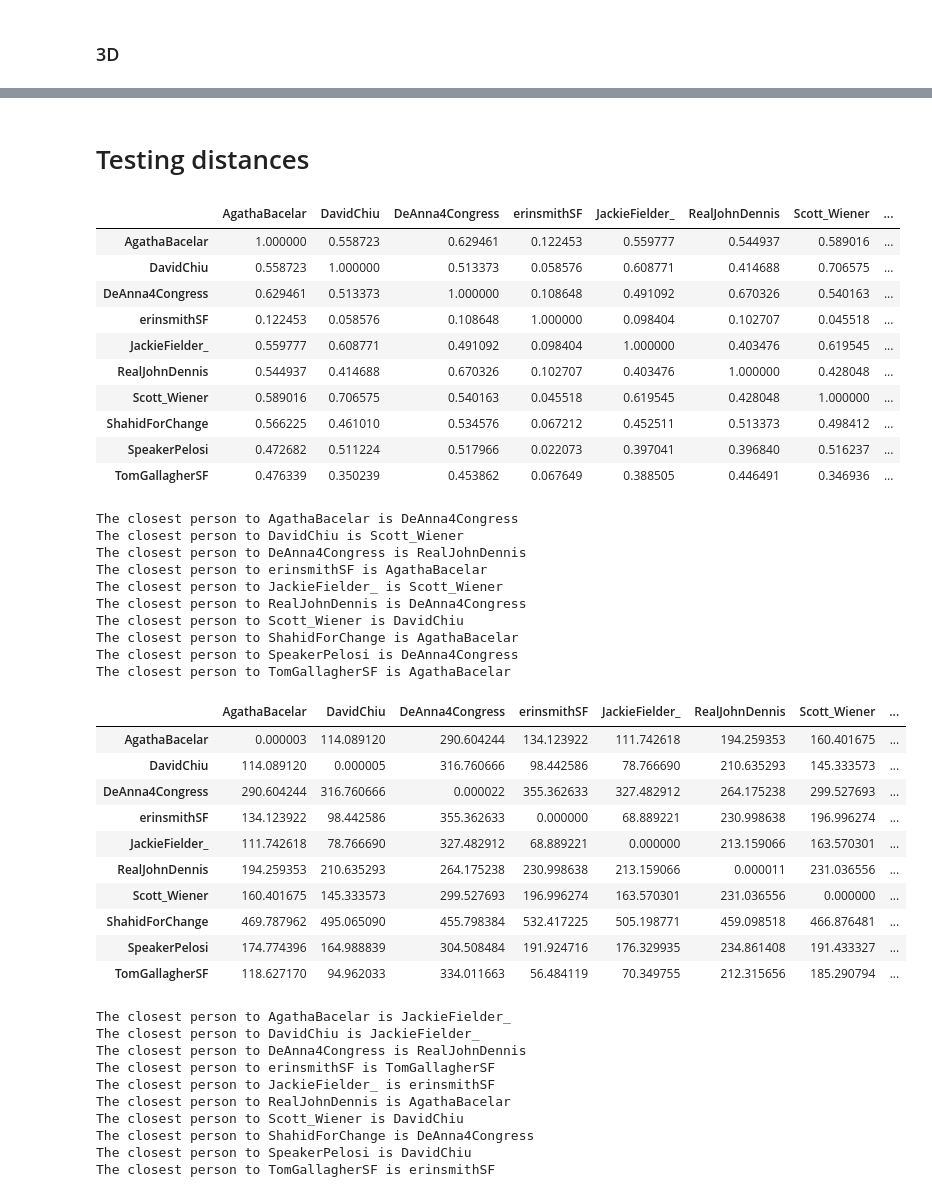
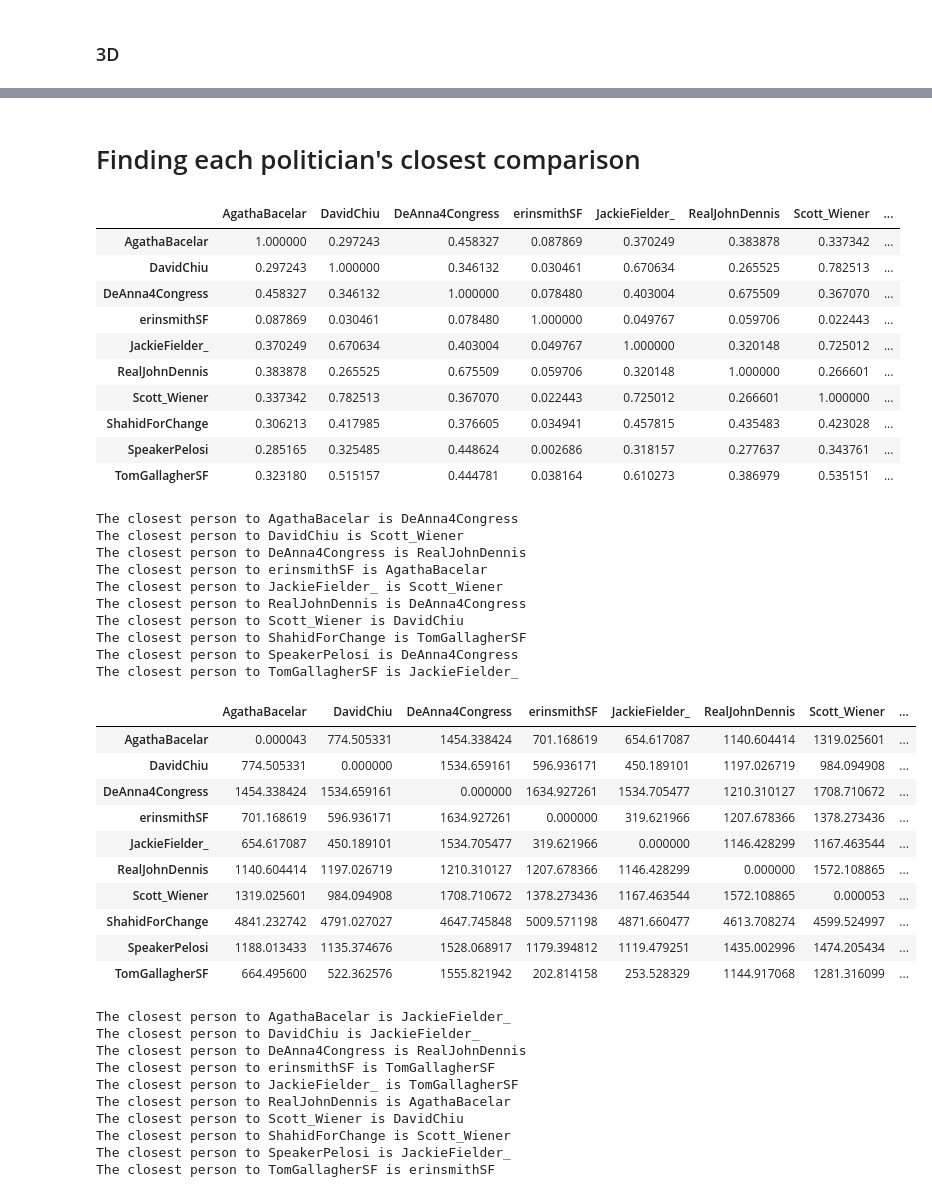
Before and after one commit to samirthanedar/Recommending-Local-Politicians, a Jupyter notebook: project_5_politician_groups-w_sentiment_analysis.ipynb, the cells around one changed output, grey strips where cells are left out. Drawn from its saved outputs; the diff is of its cells as text; code cells hidden in the pictures.

```diff
--- a/project_5_politician_groups-w_sentiment_analysis.ipynb
+++ b/project_5_politician_groups-w_sentiment_analysis.ipynb
@@ -231,13 +231,13 @@ def get_politician_vectors(twitter_handle,top_words=False,top_words_amount=50,ne
 
     return final,number_of_tweets
 # %%
-#using the above funciton in some code to organize all poltician vectors into one dataframe
+#using the above function in a for loop to organize all poltician vectors into one dataframe
 
 twitter_handles = ['AgathaBacelar', 'DavidChiu', 'DeAnna4Congress', 'erinsmithSF', 'JackieFielder_',
                   'RealJohnDennis', 'Scott_Wiener', 'ShahidForChange', 'SpeakerPelosi', 'TomGallagherSF']
 
 for i,handle in enumerate(twitter_handles):
-    df = get_politician_vectors(handle,top_words=True,top_words_amount=200)
+    df,num_tweets = get_politician_vectors(handle,top_words=True,top_words_amount=200)
     if i > 0:
         big_df = pd.concat([big_df, df], axis=0)
     else:
@@ -251,4 +271,4 @@ TypeError: cannot concatenate object of type '<class 'tuple'>'; only Series and
 # %% [markdown]
 # Visualizing the Vectors
 # %%
-tryit = big_df.fillna(0)
+big_df = big_df.fillna(0)
@@ -317,7 +321,7 @@ More notes:
 # %% [markdown]
 ### 3D
 # %%
-reduced_data_3d = PCA(n_components=3).fit_transform(tryit)
+reduced_data_3d = PCA(n_components=3).fit_transform(big_df)
 results_3d = pd.DataFrame(reduced_data_3d,columns=['pca1','pca2', 'pca3'])
 # %%
 fig = plt.figure(figsize=(12,8))
@@ -329,7 +333,7 @@ for i,row in enumerate(results_3d.values):
     x=row[0]
     y=row[1]
     z=row[2]
-    ax.scatter(x, y, z, c=color[i], s=200, marker='o', label=tryit.index[i])
+    ax.scatter(x, y, z, c=color[i], s=200, marker='o', label=big_df.index[i])
 
 ax.set_xlabel('pca1')
 ax.set_ylabel('pca2')
@@ -367,5 +371,5 @@ results_3d.set_index(tryit.index)
-# %% [markdown]
-# Testing distances
+# %% [markdown]
+# Finding each politician's closest comparison
 # %%
 def create_similarity_matrix(similarity_tool,df_vectors):
     """
@@ -389,23 +393,23 @@ def create_similarity_matrix(similarity_tool,df_vectors):
 
     return df
 # %%
-create_similarity_matrix(cosine_similarity,tryit)
+create_similarity_matrix(cosine_similarity,big_df)
 # %% [output]
 |  | AgathaBacelar | DavidChiu | DeAnna4Congress | erinsmithSF | JackieFielder_ | RealJohnDennis | Scott_Wiener | ... |
-| AgathaBacelar | 1.000000 | 0.558723 | 0.629461 | 0.122453 | 0.559777 | 0.544937 | 0.589016 | ... |
-| DavidChiu | 0.558723 | 1.000000 | 0.513373 | 0.058576 | 0.608771 | 0.414688 | 0.706575 | ... |
-| DeAnna4Congress | 0.629461 | 0.513373 | 1.000000 | 0.108648 | 0.491092 | 0.670326 | 0.540163 | ... |
-| erinsmithSF | 0.122453 | 0.058576 | 0.108648 | 1.000000 | 0.098404 | 0.102707 | 0.045518 | ... |
-| JackieFielder_ | 0.559777 | 0.608771 | 0.491092 | 0.098404 | 1.000000 | 0.403476 | 0.619545 | ... |
-| RealJohnDennis | 0.544937 | 0.414688 | 0.670326 | 0.102707 | 0.403476 | 1.000000 | 0.428048 | ... |
-| Scott_Wiener | 0.589016 | 0.706575 | 0.540163 | 0.045518 | 0.619545 | 0.428048 | 1.000000 | ... |
-| ShahidForChange | 0.566225 | 0.461010 | 0.534576 | 0.067212 | 0.452511 | 0.513373 | 0.498412 | ... |
-| SpeakerPelosi | 0.472682 | 0.511224 | 0.517966 | 0.022073 | 0.397041 | 0.396840 | 0.516237 | ... |
-| TomGallagherSF | 0.476339 | 0.350239 | 0.453862 | 0.067649 | 0.388505 | 0.446491 | 0.346936 | ... |
+| AgathaBacelar | 1.000000 | 0.297243 | 0.458327 | 0.087869 | 0.370249 | 0.383878 | 0.337342 | ... |
+| DavidChiu | 0.297243 | 1.000000 | 0.346132 | 0.030461 | 0.670634 | 0.265525 | 0.782513 | ... |
+| DeAnna4Congress | 0.458327 | 0.346132 | 1.000000 | 0.078480 | 0.403004 | 0.675509 | 0.367070 | ... |
+| erinsmithSF | 0.087869 | 0.030461 | 0.078480 | 1.000000 | 0.049767 | 0.059706 | 0.022443 | ... |
+| JackieFielder_ | 0.370249 | 0.670634 | 0.403004 | 0.049767 | 1.000000 | 0.320148 | 0.725012 | ... |
+| RealJohnDennis | 0.383878 | 0.265525 | 0.675509 | 0.059706 | 0.320148 | 1.000000 | 0.266601 | ... |
+| Scott_Wiener | 0.337342 | 0.782513 | 0.367070 | 0.022443 | 0.725012 | 0.266601 | 1.000000 | ... |
+| ShahidForChange | 0.306213 | 0.417985 | 0.376605 | 0.034941 | 0.457815 | 0.435483 | 0.423028 | ... |
+| SpeakerPelosi | 0.285165 | 0.325485 | 0.448624 | 0.002686 | 0.318157 | 0.277637 | 0.343761 | ... |
+| TomGallagherSF | 0.323180 | 0.515157 | 0.444781 | 0.038164 | 0.610273 | 0.386979 | 0.535151 | ... |
 # %%
-heyo = create_similarity_matrix(cosine_similarity,tryit)
-for column in heyo:
-    print('The closest person to ' + str(column) + ' is ' + str(heyo[column].sort_values(ascending=False).index[1]))
+cos_sim_df = create_similarity_matrix(cosine_similarity,big_df)
+for column in cos_sim_df:
+    print('The closest person to ' + str(column) + ' is ' + str(cos_sim_df[column].sort_values(ascending=False).index[1]))
 # %% [output]
 The closest person to AgathaBacelar is DeAnna4Congress
 The closest person to DavidChiu is Scott_Wiener
@@ -414,37 +418,37 @@ The closest person to erinsmithSF is AgathaBacelar
 The closest person to JackieFielder_ is Scott_Wiener
 The closest person to RealJohnDennis is DeAnna4Congress
 The closest person to Scott_Wiener is DavidChiu
-The closest person to ShahidForChange is AgathaBacelar
+The closest person to ShahidForChange is TomGallagherSF
 The closest person to SpeakerPelosi is DeAnna4Congress
-The closest person to TomGallagherSF is AgathaBacelar
+The closest person to TomGallagherSF is JackieFielder_
 # %%
-create_similarity_matrix(euclidean_distances,tryit)
+create_similarity_matrix(euclidean_distances,big_df)
 # %% [output]
 |  | AgathaBacelar | DavidChiu | DeAnna4Congress | erinsmithSF | JackieFielder_ | RealJohnDennis | Scott_Wiener | ... |
-| AgathaBacelar | 0.000003 | 114.089120 | 290.604244 | 134.123922 | 111.742618 | 194.259353 | 160.401675 | ... |
-| DavidChiu | 114.089120 | 0.000005 | 316.760666 | 98.442586 | 78.766690 | 210.635293 | 145.333573 | ... |
-| DeAnna4Congress | 290.604244 | 316.760666 | 0.000022 | 355.362633 | 327.482912 | 264.175238 | 299.527693 | ... |
-| erinsmithSF | 134.123922 | 98.442586 | 355.362633 | 0.000000 | 68.889221 | 230.998638 | 196.996274 | ... |
-| JackieFielder_ | 111.742618 | 78.766690 | 327.482912 | 68.889221 | 0.000000 | 213.159066 | 163.570301 | ... |
-| RealJohnDennis | 194.259353 | 210.635293 | 264.175238 | 230.998638 | 213.159066 | 0.000011 | 231.036556 | ... |
-| Scott_Wiener | 160.401675 | 145.333573 | 299.527693 | 196.996274 | 163.570301 | 231.036556 | 0.000000 | ... |
-| ShahidForChange | 469.787962 | 495.065090 | 455.798384 | 532.417225 | 505.198771 | 459.098518 | 466.876481 | ... |
-| SpeakerPelosi | 174.774396 | 164.988839 | 304.508484 | 191.924716 | 176.329935 | 234.861408 | 191.433327 | ... |
-| TomGallagherSF | 118.627170 | 94.962033 | 334.011663 | 56.484119 | 70.349755 | 212.315656 | 185.290794 | ... |
+| AgathaBacelar | 0.000043 | 774.505331 | 1454.338424 | 701.168619 | 654.617087 | 1140.604414 | 1319.025601 | ... |
+| DavidChiu | 774.505331 | 0.000000 | 1534.659161 | 596.936171 | 450.189101 | 1197.026719 | 984.094908 | ... |
+| DeAnna4Congress | 1454.338424 | 1534.659161 | 0.000000 | 1634.927261 | 1534.705477 | 1210.310127 | 1708.710672 | ... |
+| erinsmithSF | 701.168619 | 596.936171 | 1634.927261 | 0.000000 | 319.621966 | 1207.678366 | 1378.273436 | ... |
+| JackieFielder_ | 654.617087 | 450.189101 | 1534.705477 | 319.621966 | 0.000000 | 1146.428299 | 1167.463544 | ... |
+| RealJohnDennis | 1140.604414 | 1197.026719 | 1210.310127 | 1207.678366 | 1146.428299 | 0.000000 | 1572.108865 | ... |
+| Scott_Wiener | 1319.025601 | 984.094908 | 1708.710672 | 1378.273436 | 1167.463544 | 1572.108865 | 0.000053 | ... |
+| ShahidForChange | 4841.232742 | 4791.027027 | 4647.745848 | 5009.571198 | 4871.660477 | 4613.708274 | 4599.524997 | ... |
+| SpeakerPelosi | 1188.013433 | 1135.374676 | 1528.068917 | 1179.394812 | 1119.479251 | 1435.002996 | 1474.205434 | ... |
+| TomGallagherSF | 664.495600 | 522.362576 | 1555.821942 | 202.814158 | 253.528329 | 1144.917068 | 1281.316099 | ... |
 # %%
-ok = create_similarity_matrix(euclidean_distances,tryit)
-for column in ok:
-    print('The closest person to ' + str(column) + ' is ' + str(ok[column].sort_values().index[1]))
+euc_dis_df = create_similarity_matrix(euclidean_distances,big_df)
+for column in euc_dis_df:
+    print('The closest person to ' + str(column) + ' is ' + str(euc_dis_df[column].sort_values().index[1]))
 # %% [output]
 The closest person to AgathaBacelar is JackieFielder_
 The closest person to DavidChiu is JackieFielder_
 The closest person to DeAnna4Congress is RealJohnDennis
 The closest person to erinsmithSF is TomGallagherSF
-The closest person to JackieFielder_ is erinsmithSF
+The closest person to JackieFielder_ is TomGallagherSF
 The closest person to RealJohnDennis is AgathaBacelar
 The closest person to Scott_Wiener is DavidChiu
-The closest person to ShahidForChange is DeAnna4Congress
-The closest person to SpeakerPelosi is DavidChiu
+The closest person to ShahidForChange is Scott_Wiener
+The closest person to SpeakerPelosi is JackieFielder_
 The closest person to TomGallagherSF is erinsmithSF
 # %%
 #heyo.to_pickle('cosine_similarity_matrix.pkl')
```
Also changed, not shown: parts of 23 cells of this notebook, 2 other files.
